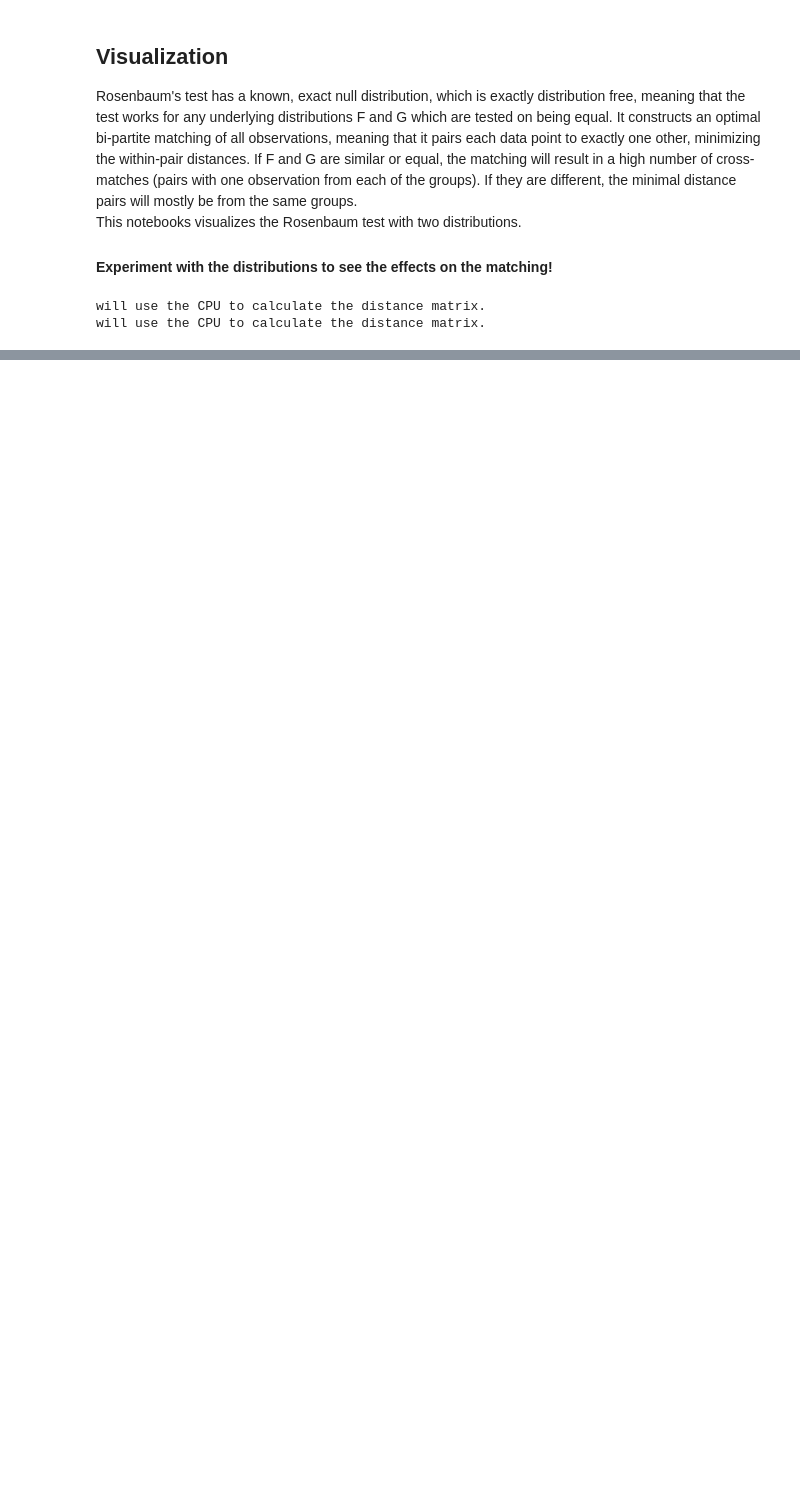
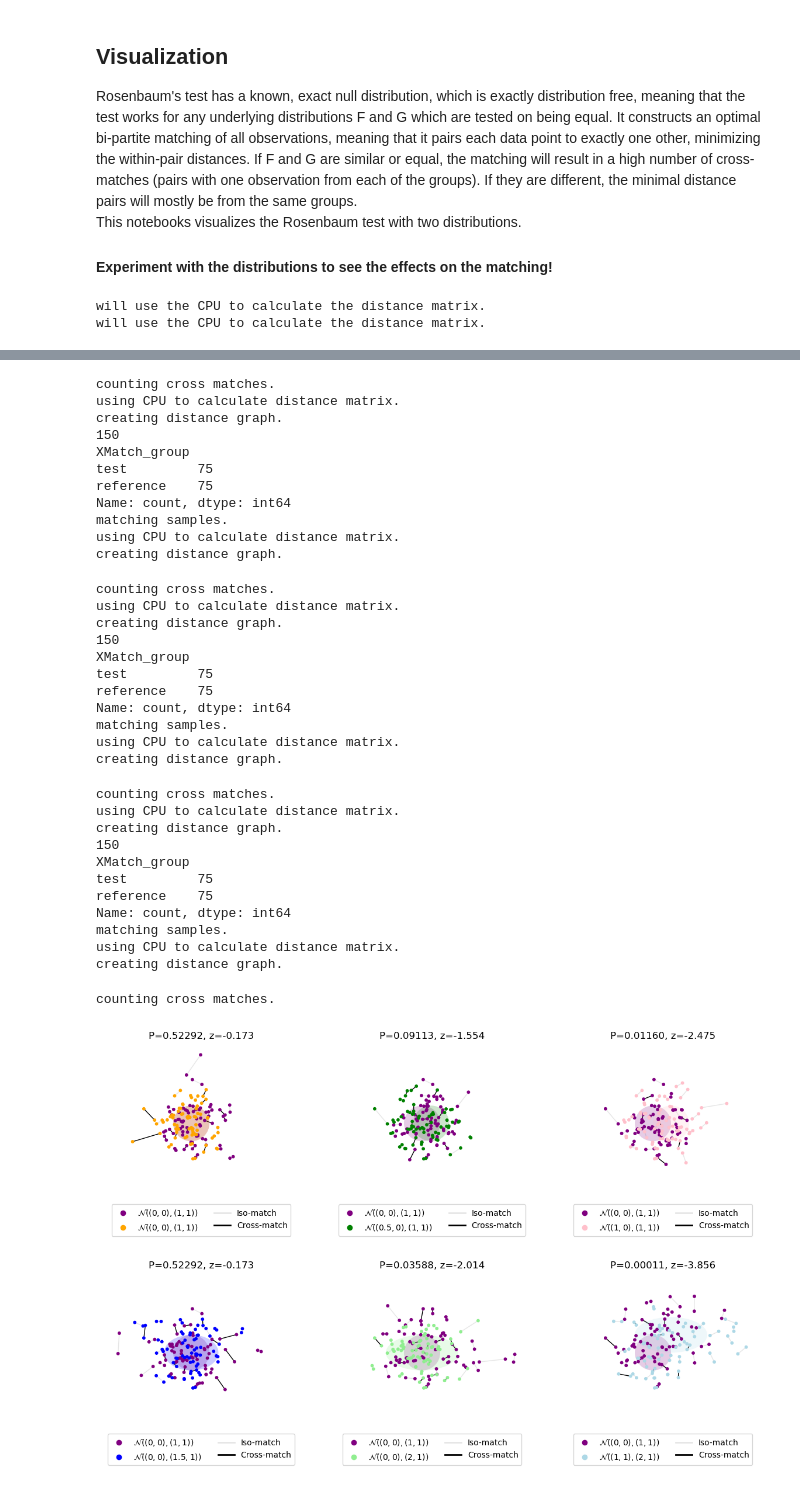
Before and after one commit to bionetslab/scXMatch_paper, a Jupyter notebook: notebooks/simulated_data.ipynb, the cells around one changed output, grey strips where cells are left out. Saved outputs shown, nothing was run; the diff lists cells and outputs as text; code cells hidden in the pictures; blank space fills up the shorter version.

```diff
--- a/notebooks/simulated_data.ipynb
+++ b/notebooks/simulated_data.ipynb
@@ -72,26 +47,0 @@ def draw_matching(adata, matching, p_val, z, support, ax):
-# %%
-legend_elements = {
-    "A": Line2D([0], [0], marker='o', color='w', markerfacecolor='purple', markersize=8, label=r'$~\mathcal{N}((0,0), (1,1))$'),
-    "B": Line2D([0], [0], marker='o', color='w', markerfacecolor='orange', markersize=8, label=r'$~\mathcal{N}((0,0), (1,1))$'),
-    "C": Line2D([0], [0], marker='o', color='w', markerfacecolor='green', markersize=8, label=r'$~\mathcal{N}((1,0), (1,1))$'),
-    "D": Line2D([0], [0], marker='o', color='w', markerfacecolor='pink', markersize=8, label=r'$~\mathcal{N}((2,0), (1,1))$'),
-    "E": Line2D([0], [0], marker='o', color='w', markerfacecolor='blue', markersize=8, label=r'$~\mathcal{N}((0,0), (2,2))$'),
-    "F": Line2D([0], [0], marker='o', color='w', markerfacecolor='yellow', markersize=8, label=r'$~\mathcal{N}(((0,0), (3,3))$'),
-    "G": Line2D([0], [0], marker='o', color='w', markerfacecolor='lightblue', markersize=8, label=r'$~\mathcal{N}((1,1), (2,2))$'),
-}
-edge_legend_elements = [
-    Line2D([0], [0], color=(0.9, 0.9, 0.9), lw=2, label=r'Iso-match'),
-    Line2D([0], [0], color=(0, 0, 0), lw=2, label=r'Cross-match')
-]
-# %%
-f, axs = plt.subplots(2, 3, figsize=(12, 8))
-for i, reference in enumerate(["B", "C", "D", "E", "F", "G"]):
-    adata_subset, matching, p_val, z, support = get_matching(adata[adata.obs["Group"].isin(["A", reference]), :], test="A", reference=reference)
-
-    x = i // 3
-    y = i % 3
-    draw_matching(adata_subset, matching, p_val, z, support, axs[x, y])
-    axs[x, y].legend(handles=[legend_elements["A"], legend_elements[reference]] + edge_legend_elements, loc='lower center', bbox_to_anchor=(0.5,-0.5), ncol=2)
-
-plt.tight_layout()
-plt.show()
@@ -165,0 +48,18 @@ counting cross matches.
+# %%
+fig, axs = plt.subplots(2, 3, figsize=(12, 8), sharex=True, sharey=True)
+for i, reference in enumerate(references):
+    adata_subset, matching, p_val, z, support = get_matching(
+        adata[adata.obs["Group"].isin(["A", reference])], test="A", reference=reference)
+
+    ax = axs[i // 3, i % 3]
+    draw_matching(adata_subset, matching, p_val, z, support, ax, group_colors)
+
+    for group, color in group_colors.items():
+        if group == "A" or group == reference:
+            draw_ellipse(ax, group_means[group], group_covs[group], color)
+
+    ax.legend(handles=legend_elements(groups=["A", reference], group_colors=group_colors, group_means=group_means, group_covs=group_covs), loc='lower center', bbox_to_anchor=(0.5,-0.5), ncol=2)
+
+plt.tight_layout()
+plt.savefig("../plots/example_gaussians.pdf")
+# %% [output]
@@ -165,0 +98,35 @@ counting cross matches.
+counting cross matches.
+using CPU to calculate distance matrix.
+creating distance graph.
+150
+XMatch_group
+test         75
+reference    75
+Name: count, dtype: int64
+matching samples.
+using CPU to calculate distance matrix.
+creating distance graph.
+counting cross matches.
+using CPU to calculate distance matrix.
+creating distance graph.
+150
+XMatch_group
+test         75
+reference    75
+Name: count, dtype: int64
+matching samples.
+using CPU to calculate distance matrix.
+creating distance graph.
+counting cross matches.
+using CPU to calculate distance matrix.
+creating distance graph.
+150
+XMatch_group
+test         75
+reference    75
+Name: count, dtype: int64
+matching samples.
+using CPU to calculate distance matrix.
+creating distance graph.
+counting cross matches.
+[figure, added]
```
Also changed, not shown: parts of 6 cells of this notebook, 35 other files.
